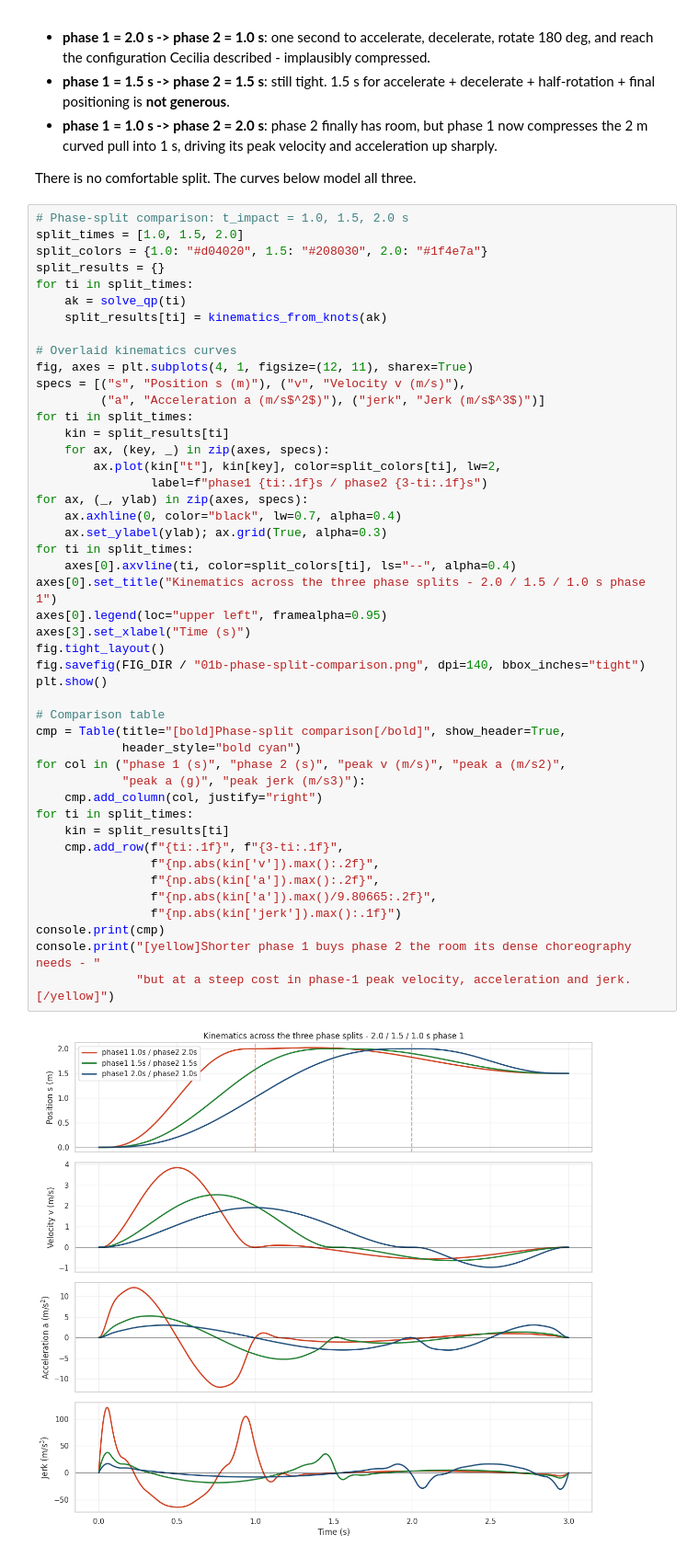
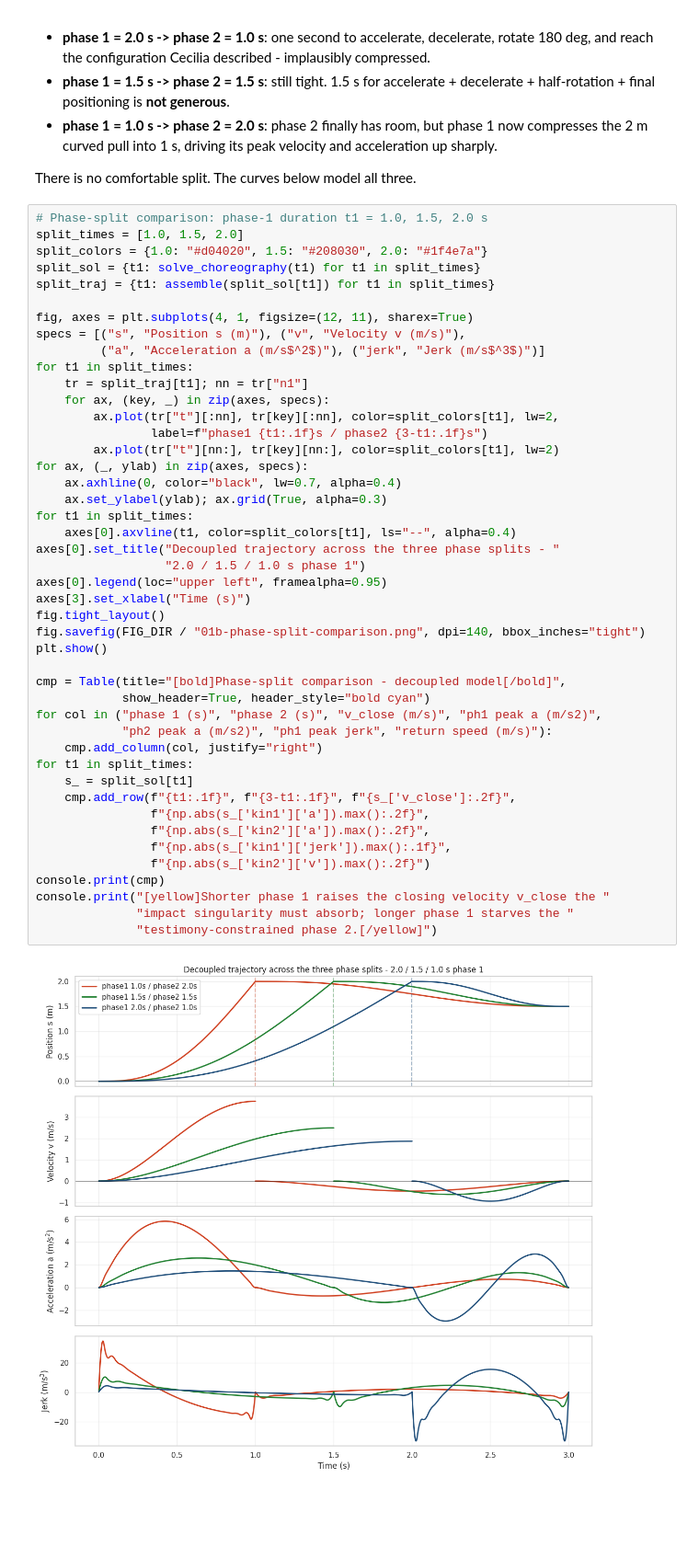
Before and after one commit to stellarshenson/henryk-simulations, a Jupyter notebook: notebooks/01b-kj-smooth-choreography.ipynb, the cells around one changed output. Shown at 92% size. Saved outputs shown, nothing was run; the diff lists cells and outputs as text; blank space fills up the shorter version.

```diff
--- a/notebooks/01b-kj-smooth-choreography.ipynb
+++ b/notebooks/01b-kj-smooth-choreography.ipynb
@@ -648,50 +872,49 @@ This makes the phase split consequential.  Giving phase 1 the larger share starv
 
 There is no comfortable split.  The curves below model all three.
 # %%
-# Phase-split comparison: t_impact = 1.0, 1.5, 2.0 s
+# Phase-split comparison: phase-1 duration t1 = 1.0, 1.5, 2.0 s
 split_times = [1.0, 1.5, 2.0]
 split_colors = {1.0: "#d04020", 1.5: "#208030", 2.0: "#1f4e7a"}
-split_results = {}
-for ti in split_times:
-    ak = solve_qp(ti)
-    split_results[ti] = kinematics_from_knots(ak)
+split_sol = {t1: solve_choreography(t1) for t1 in split_times}
+split_traj = {t1: assemble(split_sol[t1]) for t1 in split_times}
 
-# Overlaid kinematics curves
 fig, axes = plt.subplots(4, 1, figsize=(12, 11), sharex=True)
 specs = [("s", "Position s (m)"), ("v", "Velocity v (m/s)"),
          ("a", "Acceleration a (m/s$^2$)"), ("jerk", "Jerk (m/s$^3$)")]
-for ti in split_times:
-    kin = split_results[ti]
+for t1 in split_times:
+    tr = split_traj[t1]; nn = tr["n1"]
     for ax, (key, _) in zip(axes, specs):
-        ax.plot(kin["t"], kin[key], color=split_colors[ti], lw=2,
-                label=f"phase1 {ti:.1f}s / phase2 {3-ti:.1f}s")
+        ax.plot(tr["t"][:nn], tr[key][:nn], color=split_colors[t1], lw=2,
+                label=f"phase1 {t1:.1f}s / phase2 {3-t1:.1f}s")
+        ax.plot(tr["t"][nn:], tr[key][nn:], color=split_colors[t1], lw=2)
 for ax, (_, ylab) in zip(axes, specs):
     ax.axhline(0, color="black", lw=0.7, alpha=0.4)
     ax.set_ylabel(ylab); ax.grid(True, alpha=0.3)
-for ti in split_times:
-    axes[0].axvline(ti, color=split_colors[ti], ls="--", alpha=0.4)
-axes[0].set_title("Kinematics across the three phase splits - 2.0 / 1.5 / 1.0 s phase 1")
+for t1 in split_times:
+    axes[0].axvline(t1, color=split_colors[t1], ls="--", alpha=0.4)
+axes[0].set_title("Decoupled trajectory across the three phase splits - "
+                  "2.0 / 1.5 / 1.0 s phase 1")
 axes[0].legend(loc="upper left", framealpha=0.95)
 axes[3].set_xlabel("Time (s)")
 fig.tight_layout()
 fig.savefig(FIG_DIR / "01b-phase-split-comparison.png", dpi=140, bbox_inches="tight")
 plt.show()
 
-# Comparison table
-cmp = Table(title="[bold]Phase-split comparison[/bold]", show_header=True,
-            header_style="bold cyan")
-for col in ("phase 1 (s)", "phase 2 (s)", "peak v (m/s)", "peak a (m/s2)",
-            "peak a (g)", "peak jerk (m/s3)"):
+cmp = Table(title="[bold]Phase-split comparison - decoupled model[/bold]",
+            show_header=True, header_style="bold cyan")
+for col in ("phase 1 (s)", "phase 2 (s)", "v_close (m/s)", "ph1 peak a (m/s2)",
+            "ph2 peak a (m/s2)", "ph1 peak jerk", "return speed (m/s)"):
     cmp.add_column(col, justify="right")
-for ti in split_times:
-    kin = split_results[ti]
-    cmp.add_row(f"{ti:.1f}", f"{3-ti:.1f}",
-                f"{np.abs(kin['v']).max():.2f}",
-                f"{np.abs(kin['a']).max():.2f}",
-                f"{np.abs(kin['a']).max()/9.80665:.2f}",
-                f"{np.abs(kin['jerk']).max():.1f}")
+for t1 in split_times:
+    s_ = split_sol[t1]
+    cmp.add_row(f"{t1:.1f}", f"{3-t1:.1f}", f"{s_['v_close']:.2f}",
+                f"{np.abs(s_['kin1']['a']).max():.2f}",
+                f"{np.abs(s_['kin2']['a']).max():.2f}",
+                f"{np.abs(s_['kin1']['jerk']).max():.1f}",
+                f"{np.abs(s_['kin2']['v']).max():.2f}")
 console.print(cmp)
-console.print("[yellow]Shorter phase 1 buys phase 2 the room its dense choreography needs - "
-              "but at a steep cost in phase-1 peak velocity, acceleration and jerk.[/yellow]")
+console.print("[yellow]Shorter phase 1 raises the closing velocity v_close the "
+              "impact singularity must absorb; longer phase 1 starves the "
+              "testimony-constrained phase 2.[/yellow]")
 # %% [output]
-[figure, old version]
+[figure, new version]
```
Also changed, not shown: parts of 26 cells of this notebook, 23 other files.
